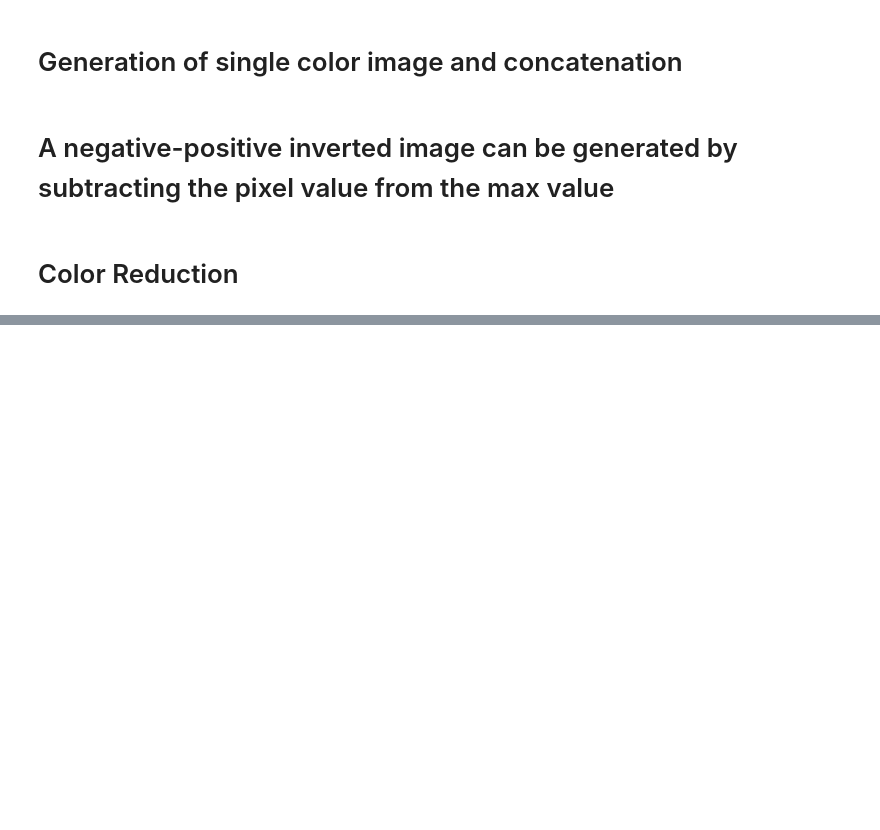
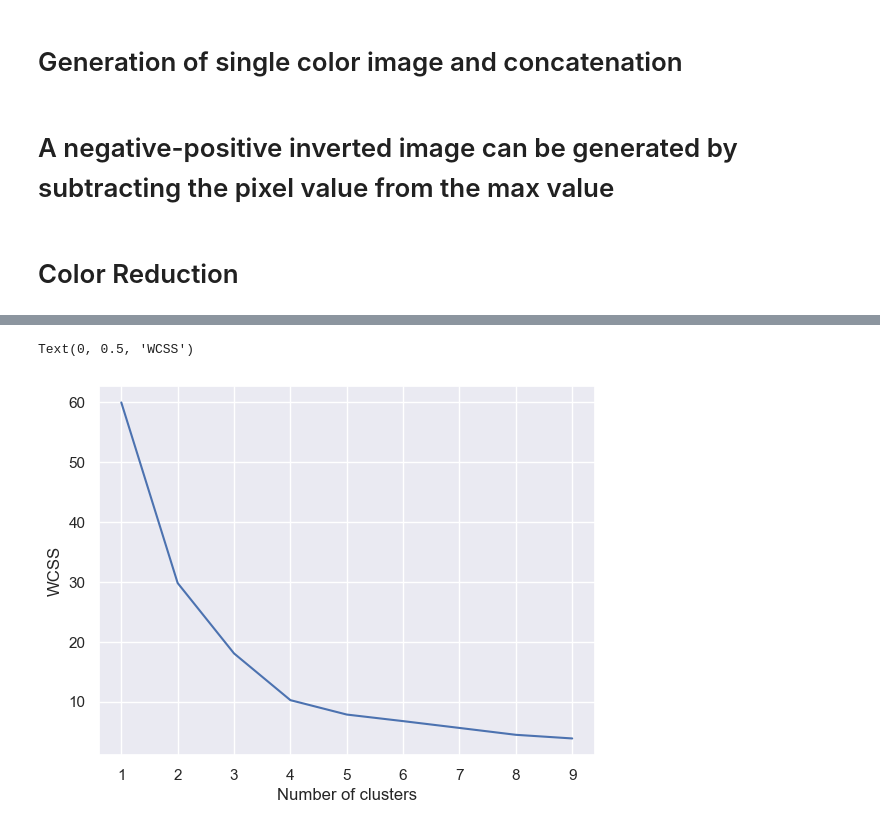
Before and after one commit to Eslamadelelkhouly/AI-projects, a Jupyter notebook: python for data analysis/s04.ipynb, the cells around one changed output, grey strips where cells are left out. Drawn from its saved outputs; the diff is of its cells as text; code cells hidden in the pictures; blank space fills up the shorter version.

```diff
--- a/python for data analysis/s04.ipynb
+++ b/python for data analysis/s04.ipynb
@@ -274,0 +349,8 @@ Image.fromarray(im_color).save('data/color-ai.jpg')
+# %%
+# Import a library which can do that easily
+from sklearn import preprocessing
+# Scale the inputs
+# preprocessing.scale scales each variable (column in x) with respect to itself
+# The new result is an array
+x_scaled = preprocessing.scale(x)
+x_scaled
@@ -274,0 +375,16 @@ Image.fromarray(im_color).save('data/color-ai.jpg')
+# %%
+# Createa an empty list
+wcss =[]
+
+# Create all possible cluster solutions with a loop
+# We have chosen to get solutions from 1 to 9 clusters; you can ammend that if you wish
+for i in range(1,10):
+    # Clsuter solution with i clusters
+    kmeans = KMeans(i)
+    # Fit the STANDARDIZED data
+    kmeans.fit(x_scaled)
+    # Append the WCSS for the iteration
+    wcss.append(kmeans.inertia_)
+
+# Check the result
+wcss
@@ -274,0 +401,10 @@ Image.fromarray(im_color).save('data/color-ai.jpg')
+# %%
+# Plot the number of clusters vs WCSS
+plt.plot(range(1,10),wcss)
+
+# Name your axes
+plt.xlabel('Number of clusters')
+plt.ylabel('WCSS')
+# %% [output]
+Text(0, 0.5, 'WCSS')
+[figure, added]
```
Also changed, not shown: parts of 14 cells of this notebook, 1 other file.
